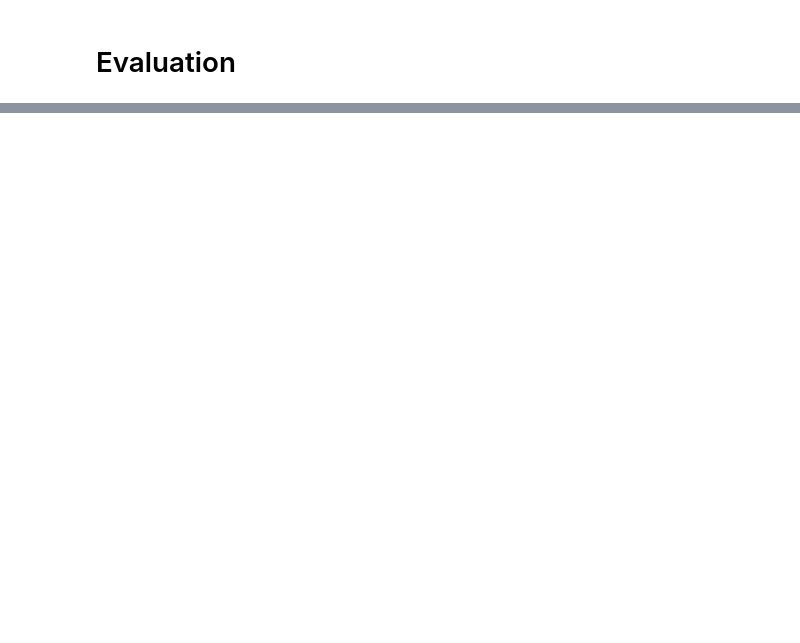
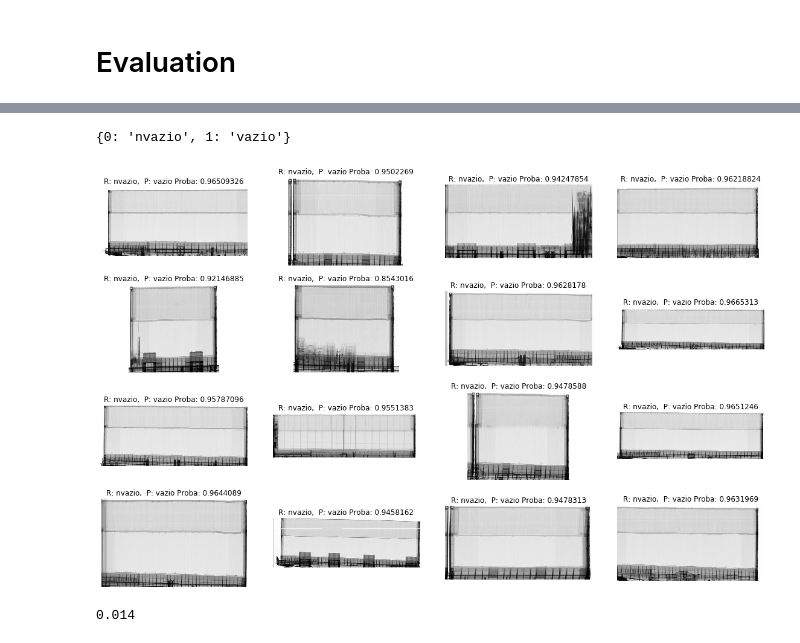
Before and after one commit to IvanBrasilico/model_ajna_1, a Jupyter notebook: notebooks/01b2-Baseline-redesimples-vazio-tamanhomaior-augmented-filtered.ipynb, the cells around one changed output, grey strips where cells are left out. Cells and saved outputs as stored; diff of their text form; code cells hidden in the pictures; blank space fills up the shorter version.

```diff
--- a/notebooks/01b2-Baseline-redesimples-vazio-tamanhomaior-augmented-filtered.ipynb
+++ b/notebooks/01b2-Baseline-redesimples-vazio-tamanhomaior-augmented-filtered.ipynb
@@ -173,0 +358,5 @@ plot_errors(train_generator, y_train, y_pred, caminho_train, X_names_train)
+# %%
+plot_errors(train_generator, y_train, y_pred_train, caminho_traint, X_names_train, y_pred_train_proba)
+# %% [output]
+{0: 'nvazio', 1: 'vazio'}
+[figure, added]
@@ -173,0 +389,4 @@ plot_errors(train_generator, y_train, y_pred, caminho_train, X_names_train)
+# %%
+get_model_memory_usage(1, model)
+# %% [output]
+0.014
```
Also changed, not shown: parts of 21 cells of this notebook, 26 other files.
